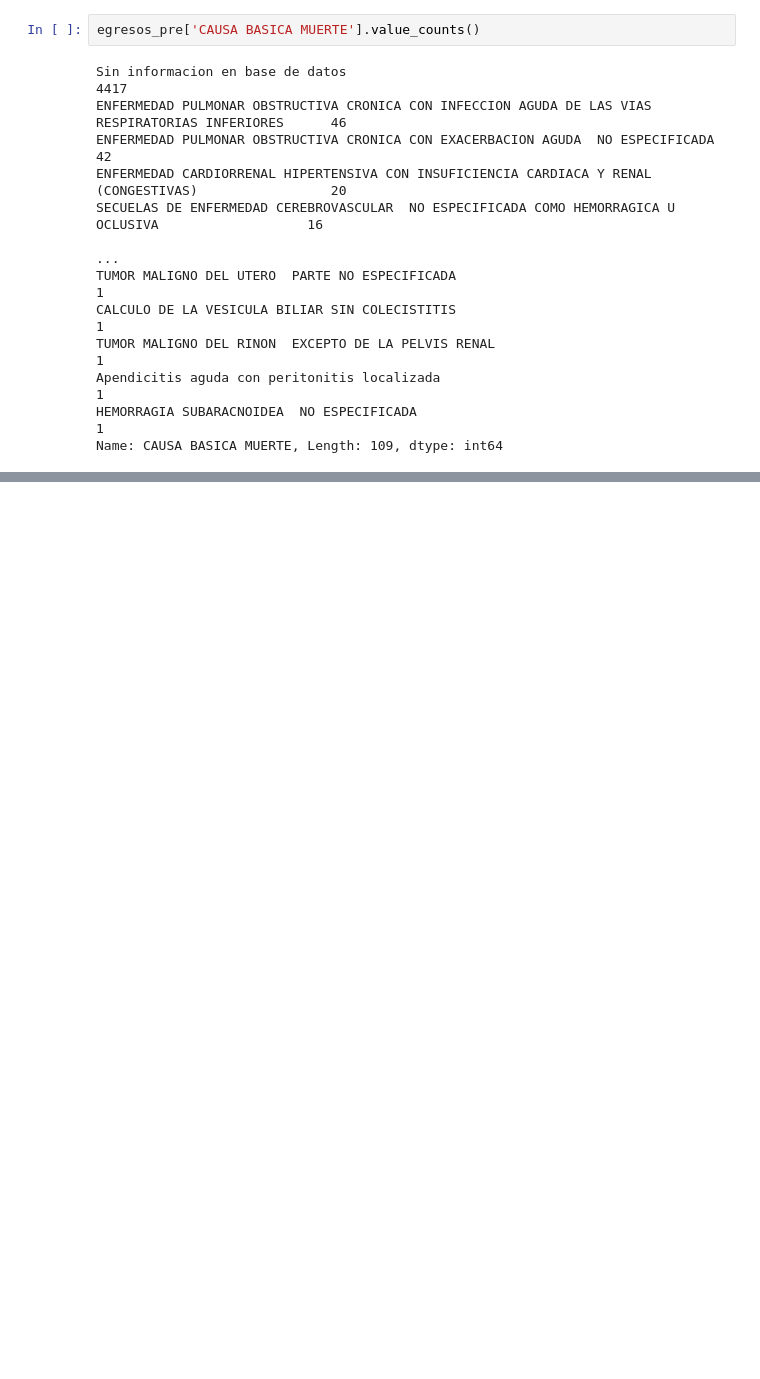
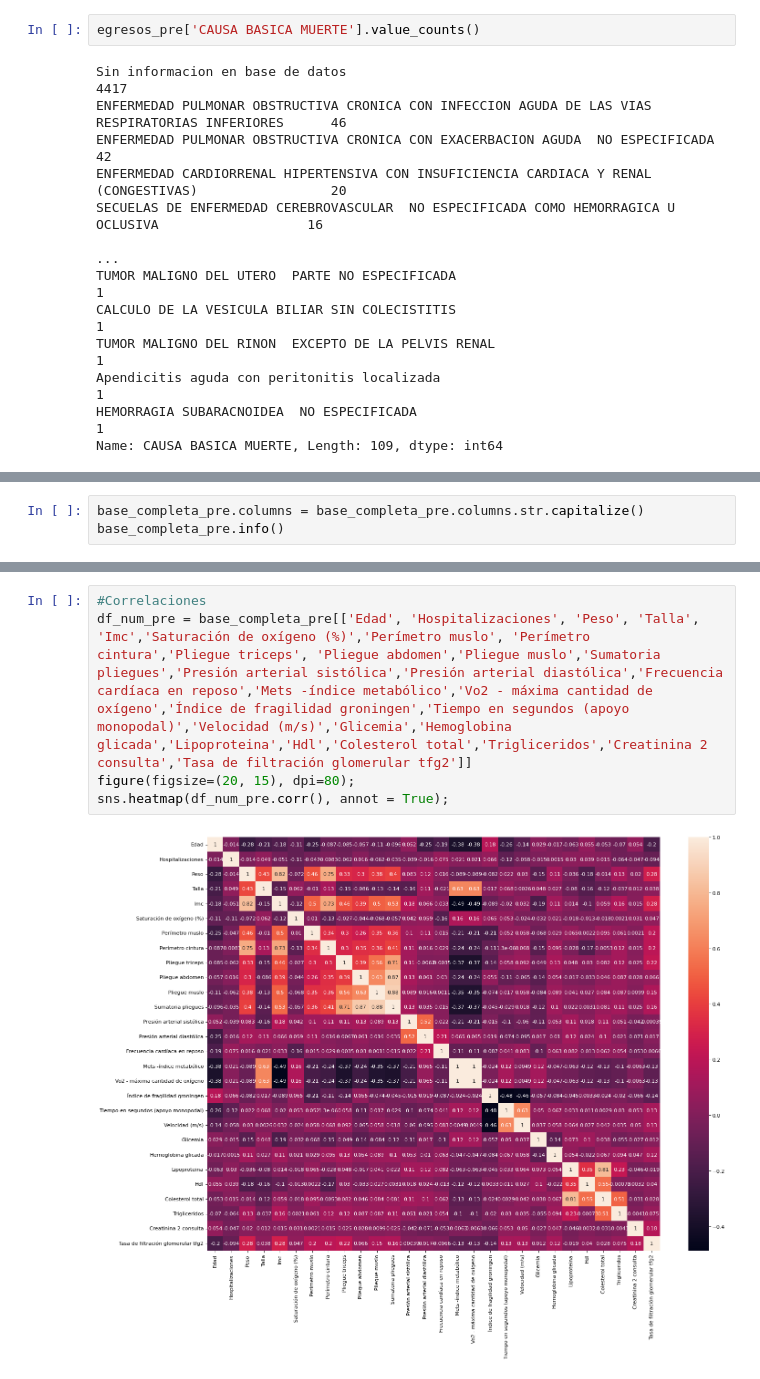
Before and after one commit to jhansanchez/caso_salud, a Jupyter notebook: Caso_salud.ipynb, the cells around one changed output, grey strips where cells are left out. Drawn from its saved outputs; the diff is of its cells as text; blank space fills up the shorter version.

```diff
--- a/Caso_salud.ipynb
+++ b/Caso_salud.ipynb
@@ -712,0 +930,3 @@ cronicos_pre = cronicos_pre.drop(['Hora', 'Atención', 'Ingreso'], axis = 1)
+# %%
+base_completa_pre.columns = base_completa_pre.columns.str.capitalize()
+base_completa_pre.info()
@@ -714,0 +1355,7 @@ cronicos_pre = cronicos_pre.drop(['Hora', 'Atención', 'Ingreso'], axis = 1)
+# %%
+#Correlaciones
+df_num_pre = base_completa_pre[['Edad', 'Hospitalizaciones', 'Peso', 'Talla', 'Imc','Saturación de oxígeno (%)','Perímetro muslo', 'Perímetro cintura','Pliegue triceps', 'Pliegue abdomen','Pliegue muslo','Sumatoria pliegues','Presión arterial sistólica','Presión arterial diastólica','Frecuencia cardíaca en reposo','Mets -índice metabólico','Vo2 - máxima cantidad de oxígeno','Índice de fragilidad groningen','Tiempo en segundos (apoyo monopodal)','Velocidad (m/s)','Glicemia','Hemoglobina glicada','Lipoproteina','Hdl','Colesterol total','Trigliceridos','Creatinina 2 consulta','Tasa de filtración glomerular tfg2']]
+figure(figsize=(20, 15), dpi=80);
+sns.heatmap(df_num_pre.corr(), annot = True);
+# %% [output]
+[figure, added]
```
Also changed, not shown: parts of 112 cells of this notebook.
